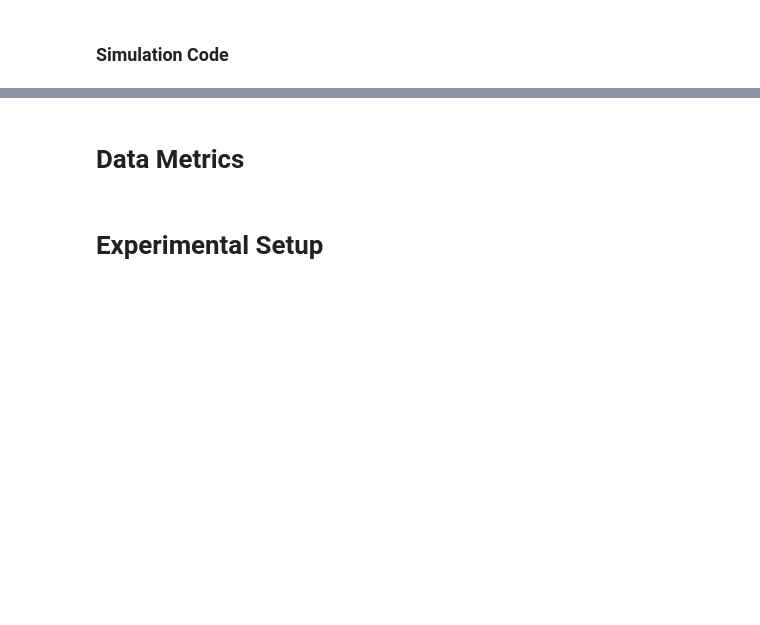
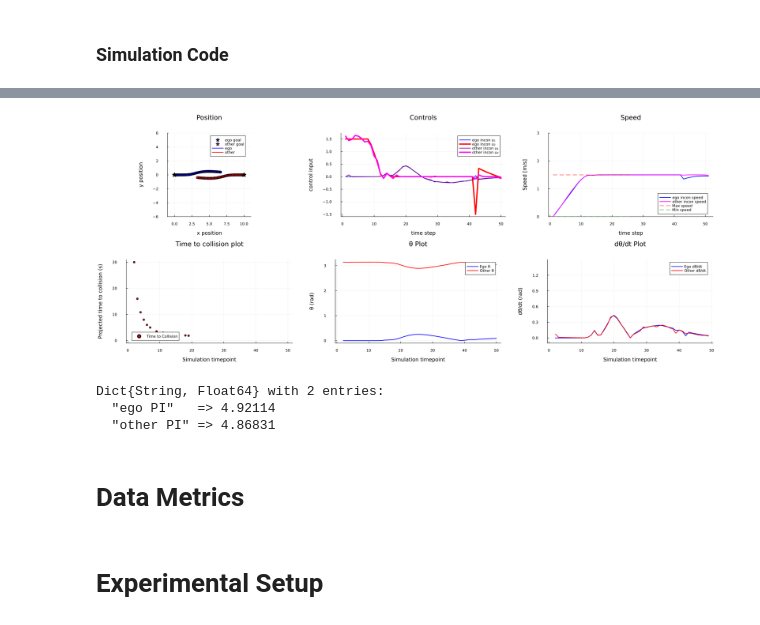
Before and after one commit to UW-CTRL/PHRI.jl, a Jupyter notebook: src/demo.ipynb, the cells around one changed output, grey strips where cells are left out. Drawn from its saved outputs; the diff is of its cells as text; code cells hidden in the pictures; blank space fills up the shorter version.

```diff
--- a/src/demo.ipynb
+++ b/src/demo.ipynb
@@ -811,3 +841,13 @@ plot_solve_solution(sim_test["Run 12"], pos_xlims=[-1, 11], pos_ylims=[-6, 6])
+# %%
+combine_sim_data_plots(sim_test["Run 1"])
+# %% [output]
+[figure, added]
+# %%
+compute_path_irregularity_index(sim_test["Run 1"])
+# %% [output]
+Dict{String, Float64} with 2 entries:
+  "ego PI"   => 4.92114
+  "other PI" => 4.86831
 # %% [markdown]
 # Data Metrics
 # %%
```
Also changed, not shown: parts of 22 cells of this notebook, 1 other file.
